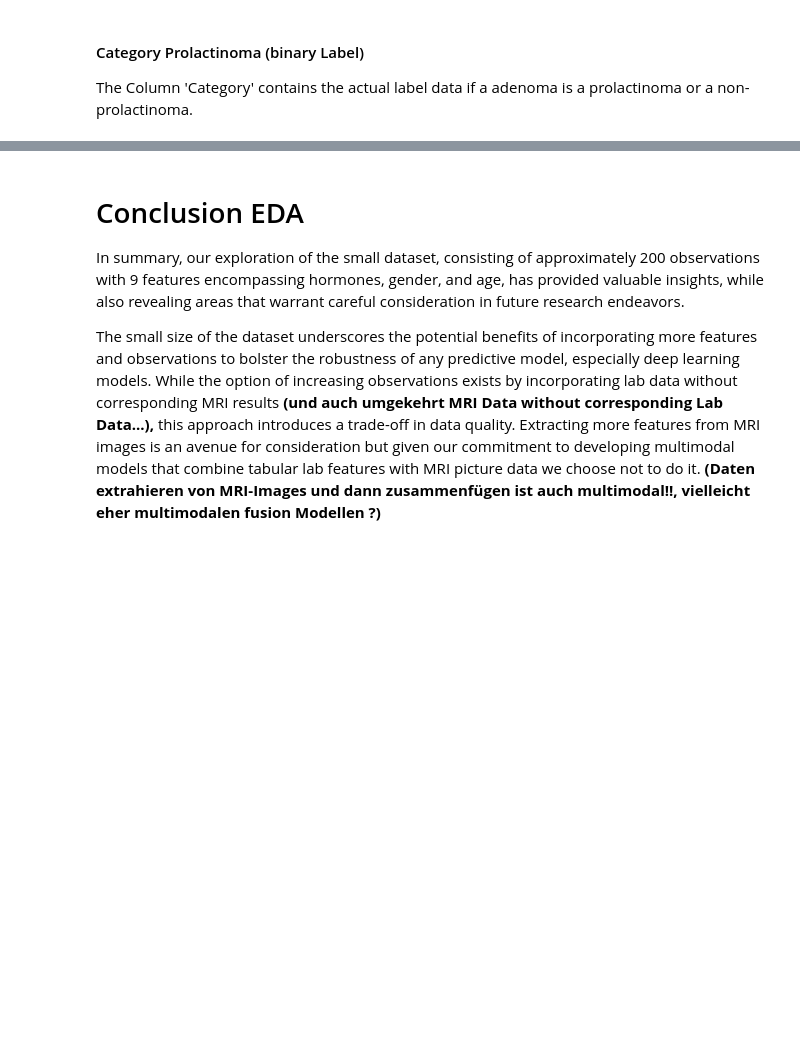
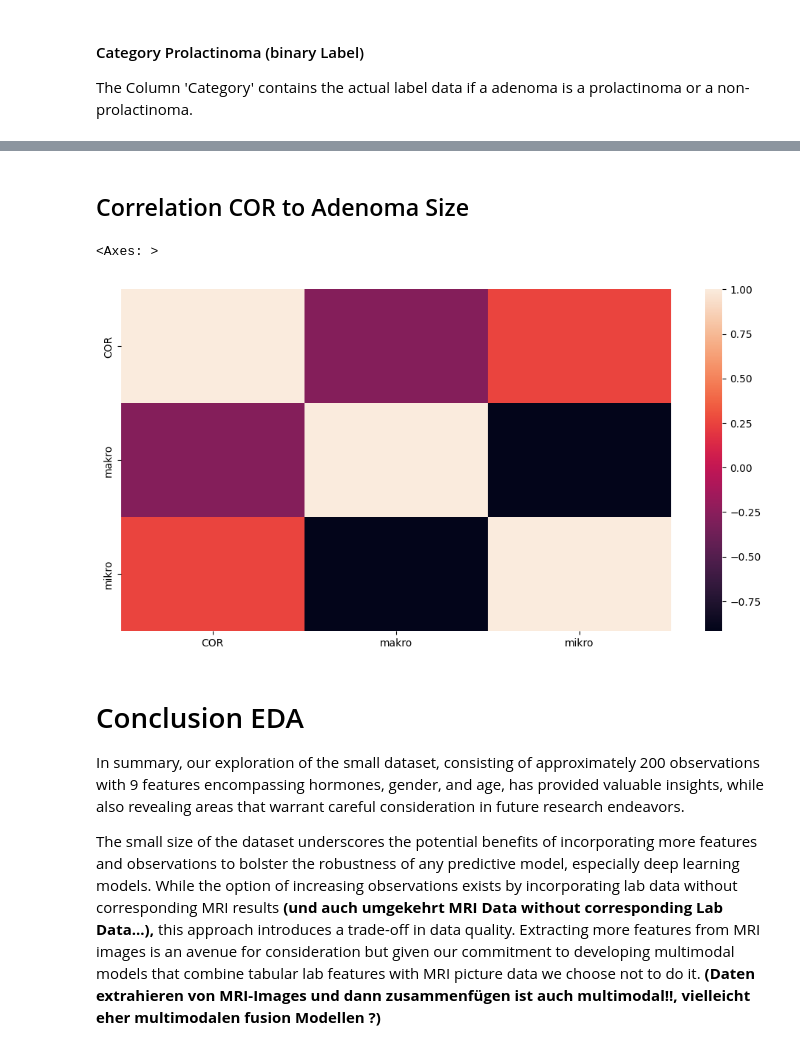
Before and after one commit to tmandelz/classification-prolactinoma, a Jupyter notebook: eda/patient_eda.ipynb, the cells around one changed output, grey strips where cells are left out. Cells and saved outputs as stored; diff of their text form; code cells hidden in the pictures; blank space fills up the shorter version.

Commit message:
added cor and adenoma size correlation

```diff
--- a/eda/patient_eda.ipynb
+++ b/eda/patient_eda.ipynb
@@ -731,3 +471,13 @@ plt.show()
+# %% [markdown]
+## Correlation COR to Adenoma Size
+# %%
+df_dummies = pd.get_dummies(df['Adenoma_size'])
+df_new = pd.concat([df, df_dummies], axis=1)
+x = df_new[['COR','makro','mikro']].corr()
+sns.heatmap(x)
+# %% [output]
+<Axes: >
+[figure, added]
 # %% [markdown]
 # Conclusion EDA
 In summary, our exploration of the small dataset, consisting of approximately 200 observations with 9 features encompassing hormones, gender, and age, has provided valuable insights, while also revealing areas that warrant careful consideration in future research endeavors.
```
Also changed, not shown: parts of 37 cells of this notebook.
